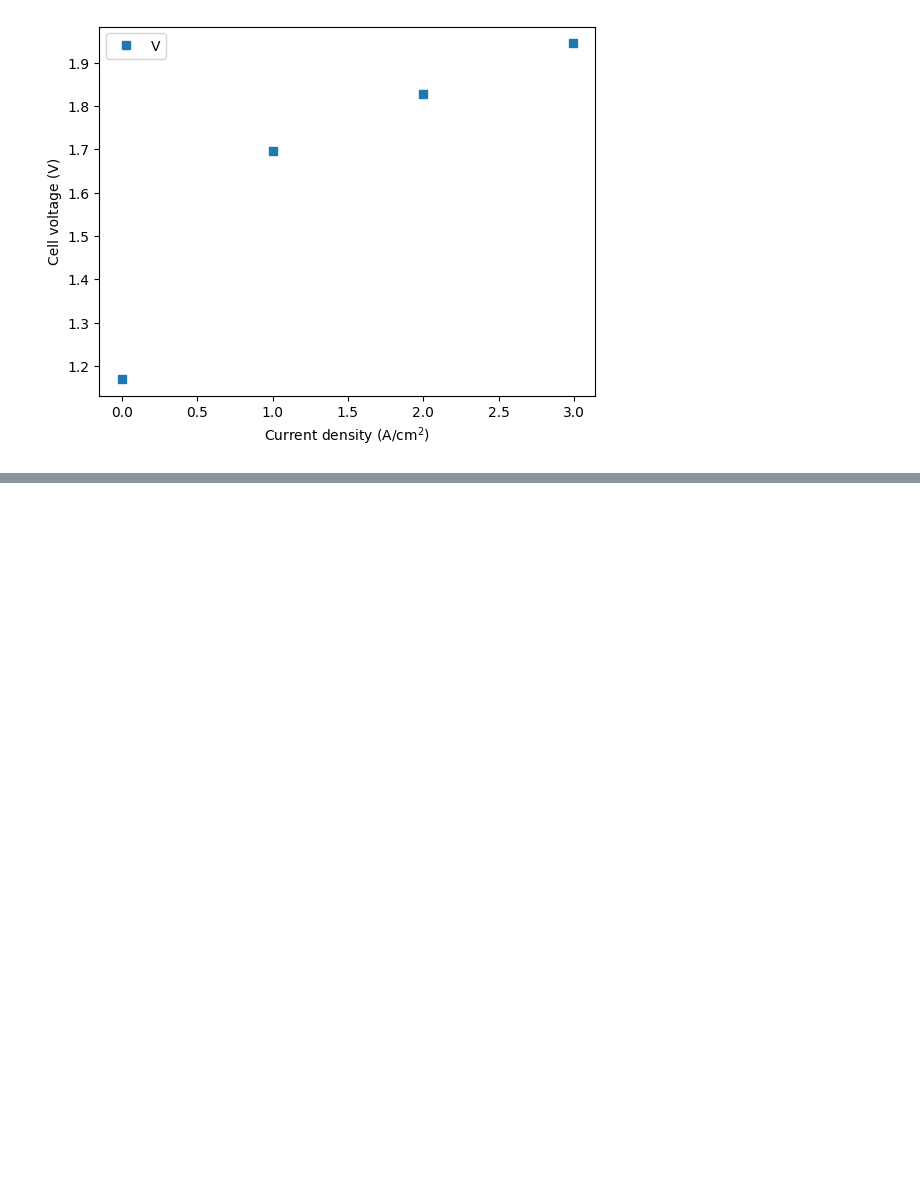
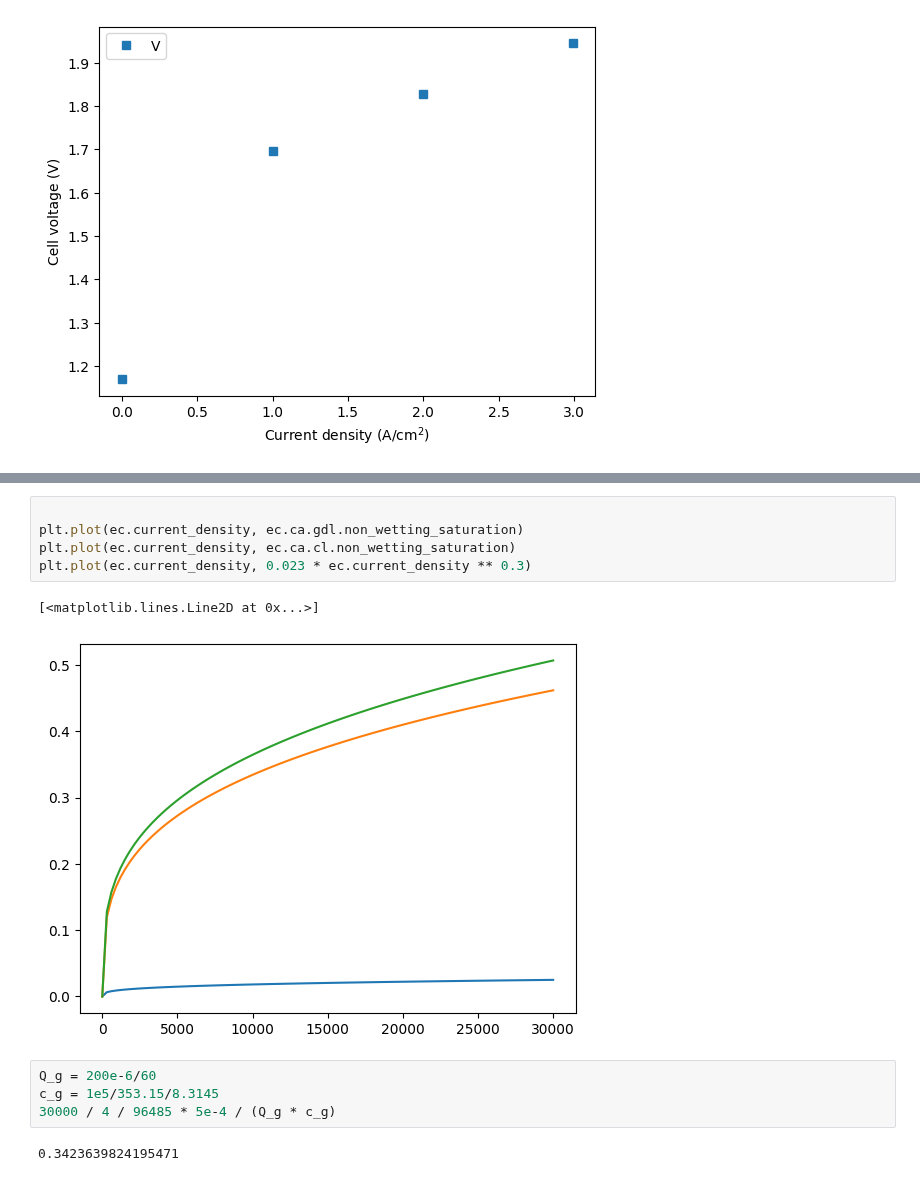
Before and after one commit to affonsop/marapendi, a Jupyter notebook: notebooks/test_data_tricker2023.ipynb, the cells around one changed output, grey strips where cells are left out. Cells and saved outputs as stored; diff of their text form; blank space fills up the shorter version.

```diff
--- a/notebooks/test_data_tricker2023.ipynb
+++ b/notebooks/test_data_tricker2023.ipynb
@@ -104,0 +127,14 @@ plt.savefig('./tricker_comparison.png', dpi=300)
+# %%
+
+plt.plot(ec.current_density, ec.ca.gdl.non_wetting_saturation)
+plt.plot(ec.current_density, ec.ca.cl.non_wetting_saturation)
+plt.plot(ec.current_density, 0.023 * ec.current_density ** 0.3)
+# %% [output]
+[<matplotlib.lines.Line2D at 0x...>]
+[figure, added]
+# %%
+Q_g = 200e-6/60
+c_g = 1e5/353.15/8.3145
+30000 / 4 / 96485 * 5e-4 / (Q_g * c_g)
+# %% [output]
+0.3423639824195471
```
Also changed, not shown: parts of 2 cells of this notebook, 1 other file.
